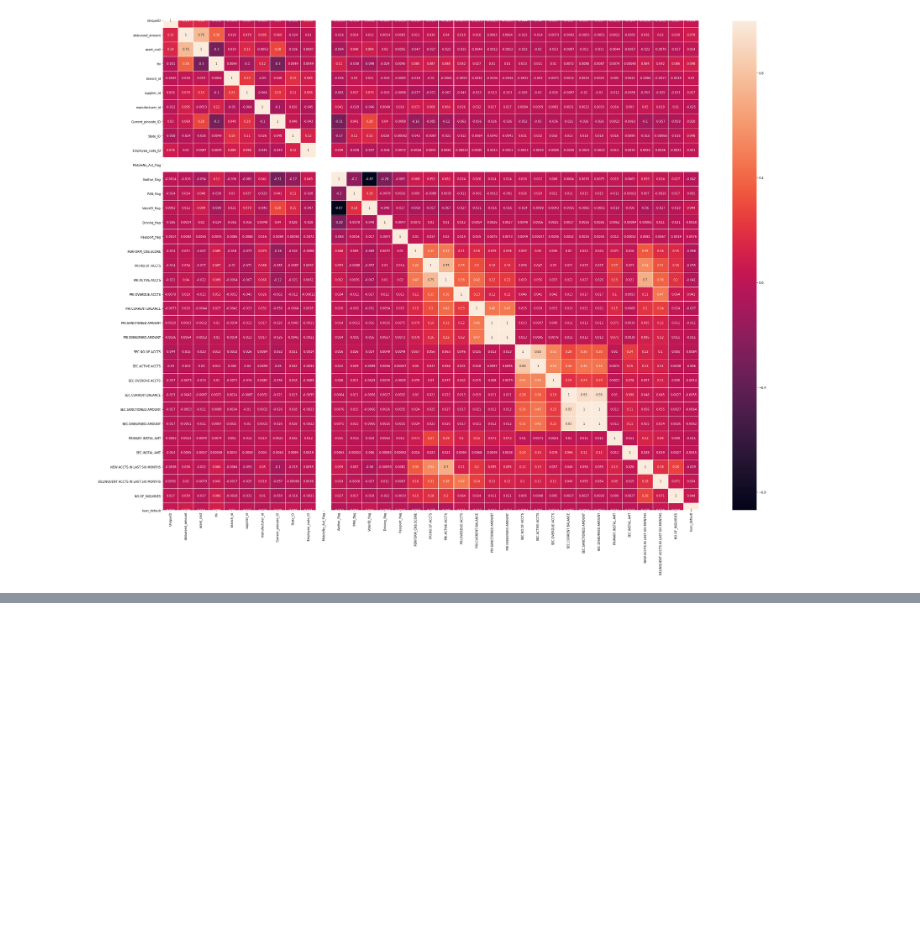
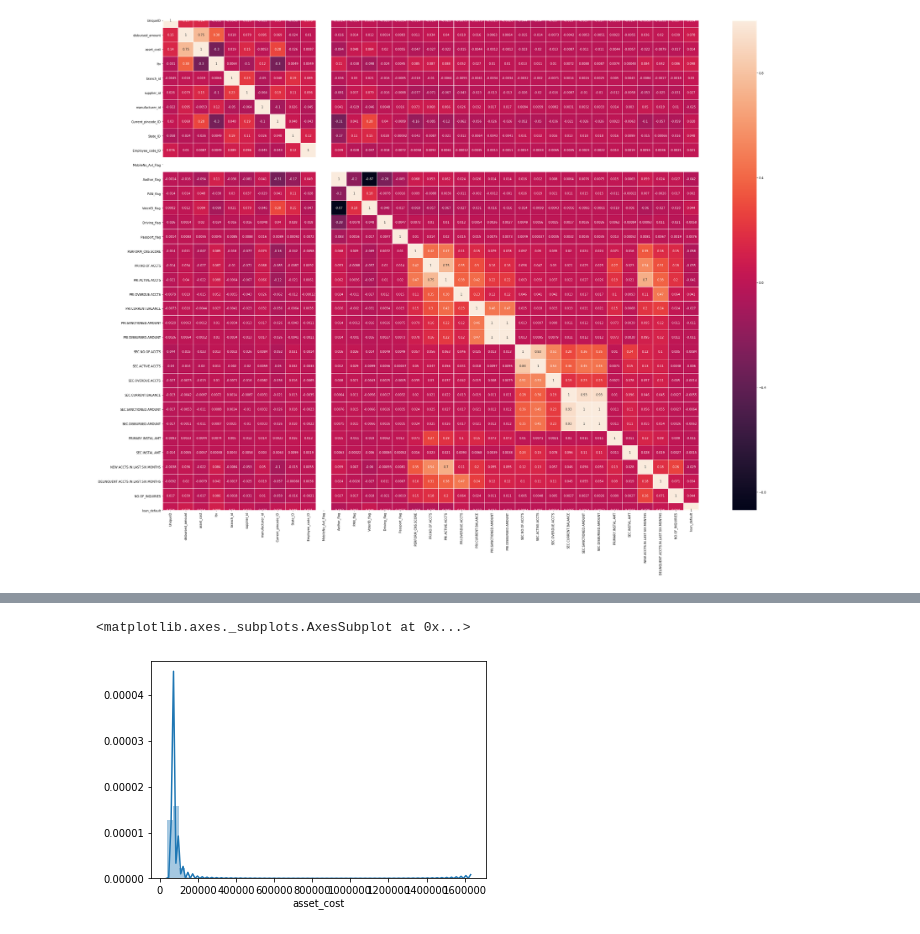
Before and after one commit to xavierigneous/Vehicle-Loan-Default-Prediction, a Jupyter notebook: Pravin Kumar/vehicle loan ver 2.ipynb, the cells around one changed output, grey strips where cells are left out. Cells and saved outputs as stored; diff of their text form; code cells hidden in the pictures; blank space fills up the shorter version.

```diff
--- a/Pravin Kumar/vehicle loan ver 2.ipynb
+++ b/Pravin Kumar/vehicle loan ver 2.ipynb
@@ -64,0 +119,5 @@ plt.show()
+# %%
+sns.distplot(df['asset_cost'])
+# %% [output]
+<matplotlib.axes._subplots.AxesSubplot at 0x...>
+[figure, added]
```
Also changed, not shown: parts of 92 cells of this notebook.
